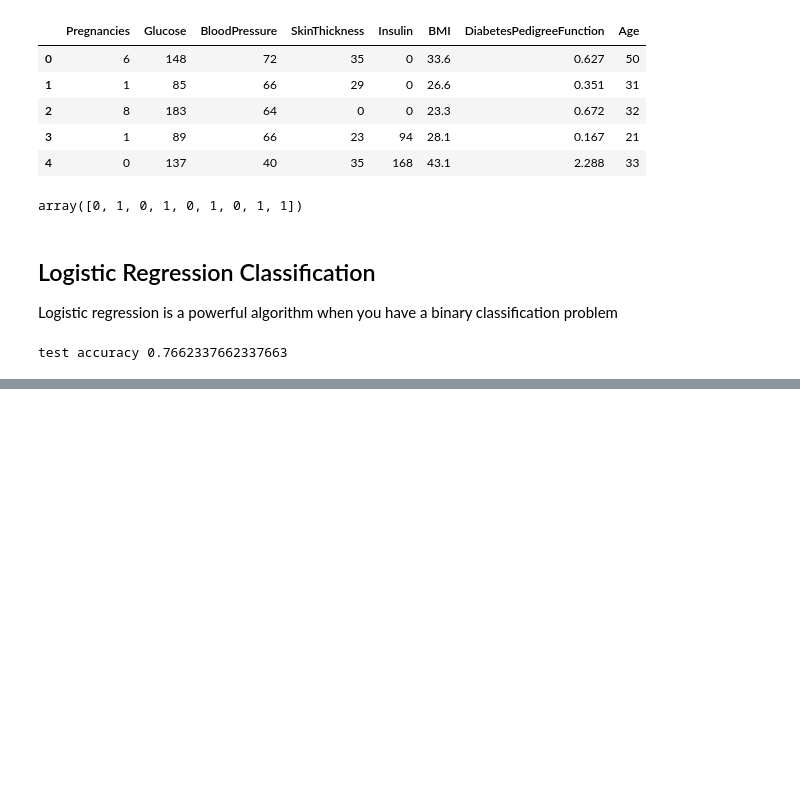
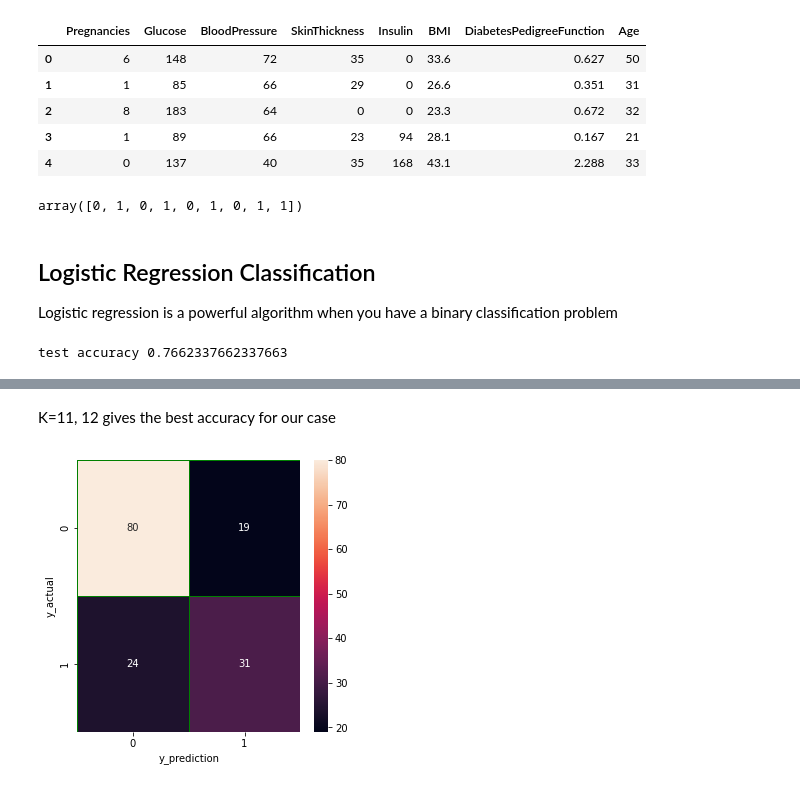
Before and after one commit to 3liud/diabetes-patients-classification, a Jupyter notebook: diabetes_classification.ipynb, the cells around one changed output, grey strips where cells are left out. Cells and saved outputs as stored; diff of their text form; code cells hidden in the pictures; blank space fills up the shorter version.

```diff
--- a/diabetes_classification.ipynb
+++ b/diabetes_classification.ipynb
@@ -122,0 +159,16 @@ test accuracy 0.7662337662337663
+# %% [markdown]
+K=11, 12 gives the best accuracy for our case
+# %%
+# Confusion matrix
+y_prediction = knn.predict(x_test)
+y_actual=y_test
+cm = confusion_matrix(y_actual, y_prediction)
+
+# Heatmap visualization of conusion matrix
+f, ax = plt.subplots(figsize = (5, 5))
+sns.heatmap(cm, annot =  True, linewidths=1, linecolor = "green", fmt = ".0f", ax=ax)
+plt.xlabel("y_prediction")
+plt.ylabel("y_actual")
+plt.show()
+# %% [output]
+[figure, added]
```
Also changed, not shown: parts of 23 cells of this notebook, 1 other file.
